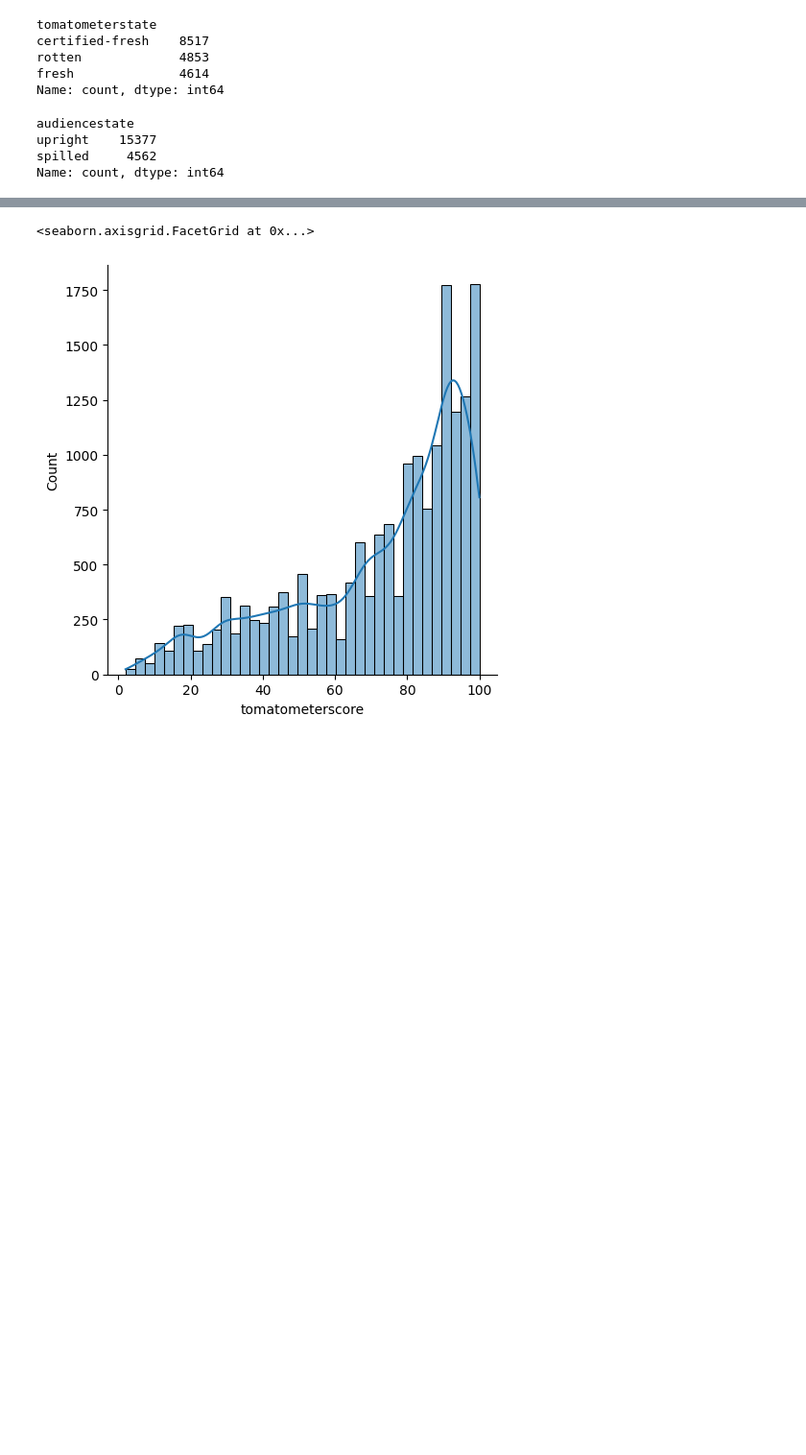
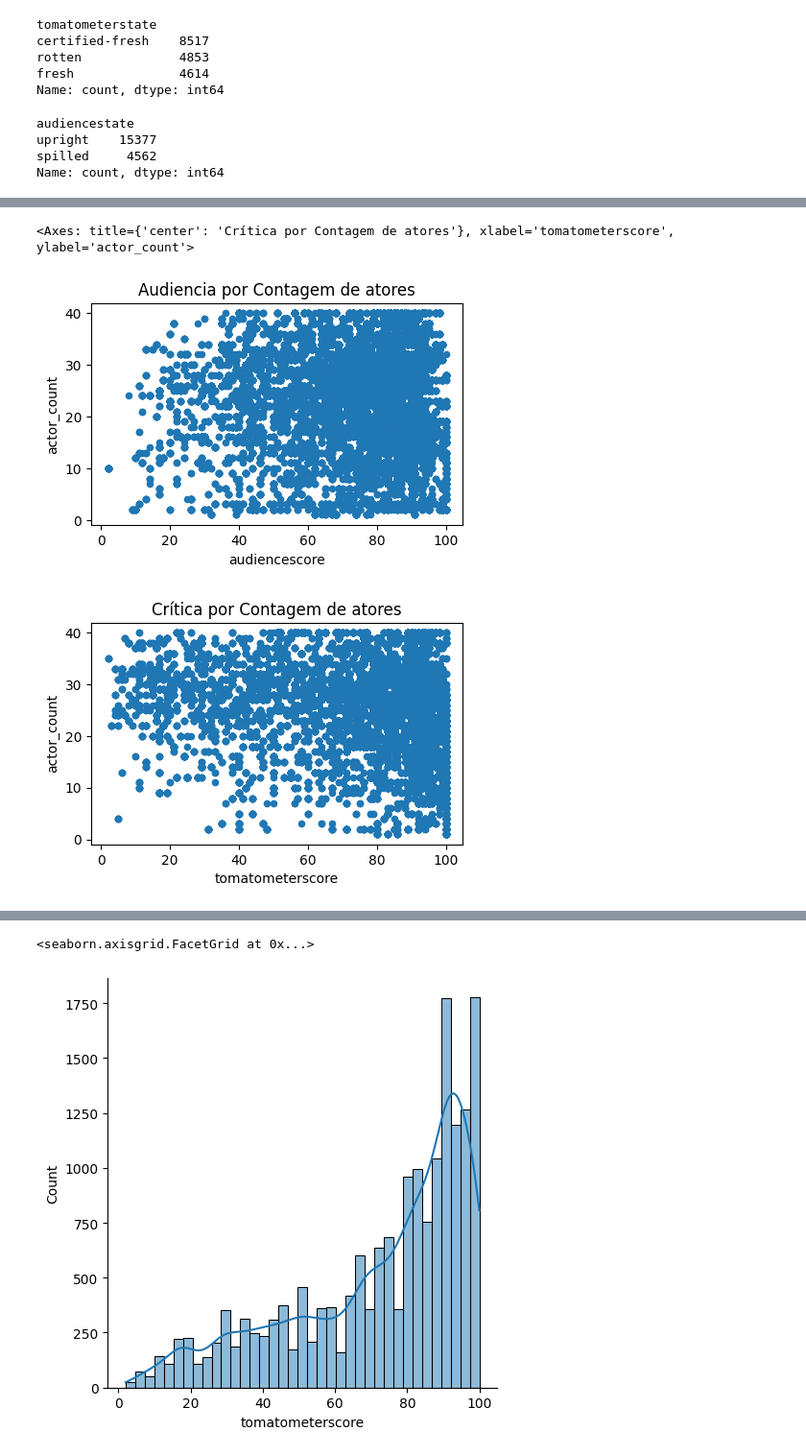
Before and after one commit to Ticiano-Damasceno/Intro-Python-Unifor, a Jupyter notebook: Arquivo 2 - estudo rotten tomatoes.ipynb, the cells around one changed output, grey strips where cells are left out. Shown at 96% size. Saved outputs shown, nothing was run; the diff lists cells and outputs as text; code cells hidden in the pictures; blank space fills up the shorter version.

```diff
--- a/Arquivo 2 - estudo rotten tomatoes.ipynb
+++ b/Arquivo 2 - estudo rotten tomatoes.ipynb
@@ -171,0 +283,7 @@ memory usage: 5.0+ MB
+# %%
+base.plot(kind='scatter', x='audiencescore', y='actor_count', title = 'Audiencia por Contagem de atores', figsize = (5,3))
+base.plot(kind='scatter', x='tomatometerscore', y='actor_count', title = 'Crítica por Contagem de atores', figsize = (5,3))
+# %% [output]
+<Axes: title={'center': 'Crítica por Contagem de atores'}, xlabel='tomatometerscore', ylabel='actor_count'>
+[figure, added]
+[figure, added]
```
Also changed, not shown: parts of 39 cells of this notebook.
